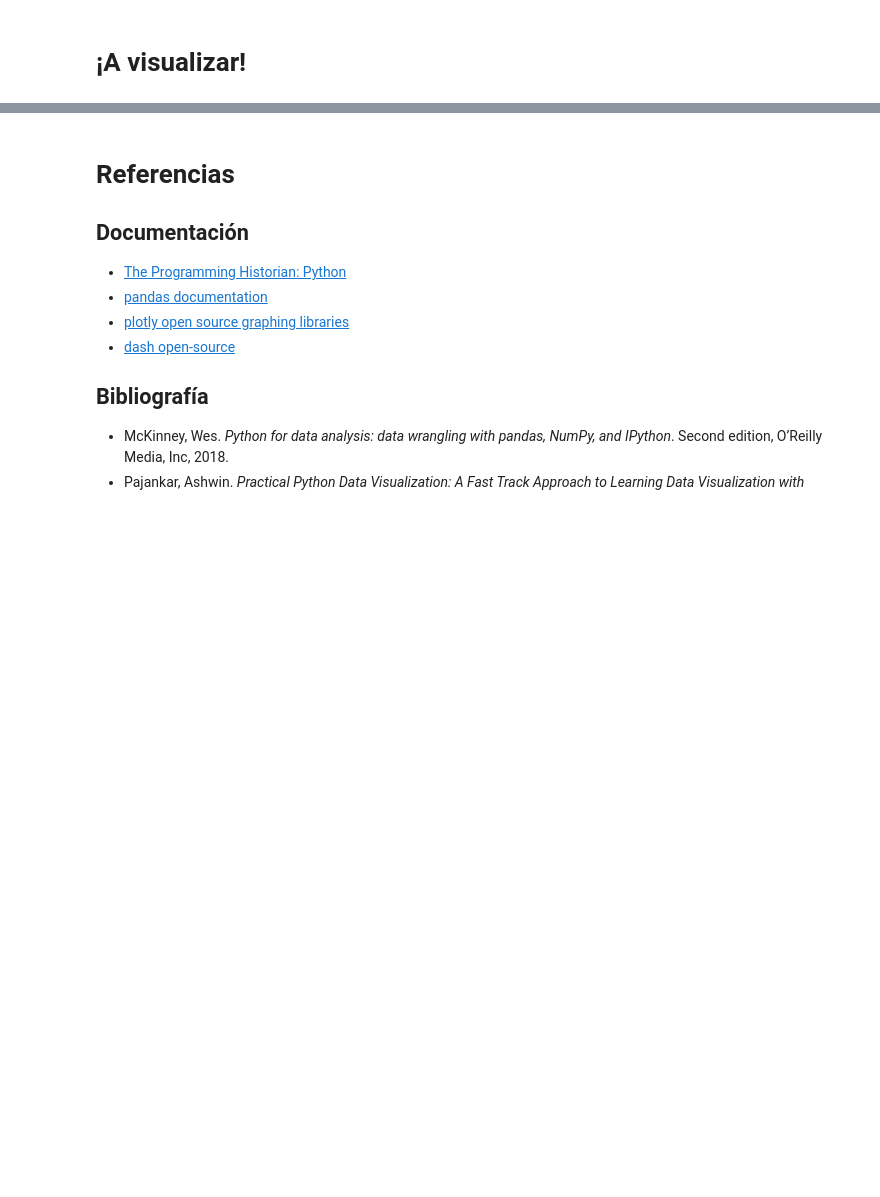
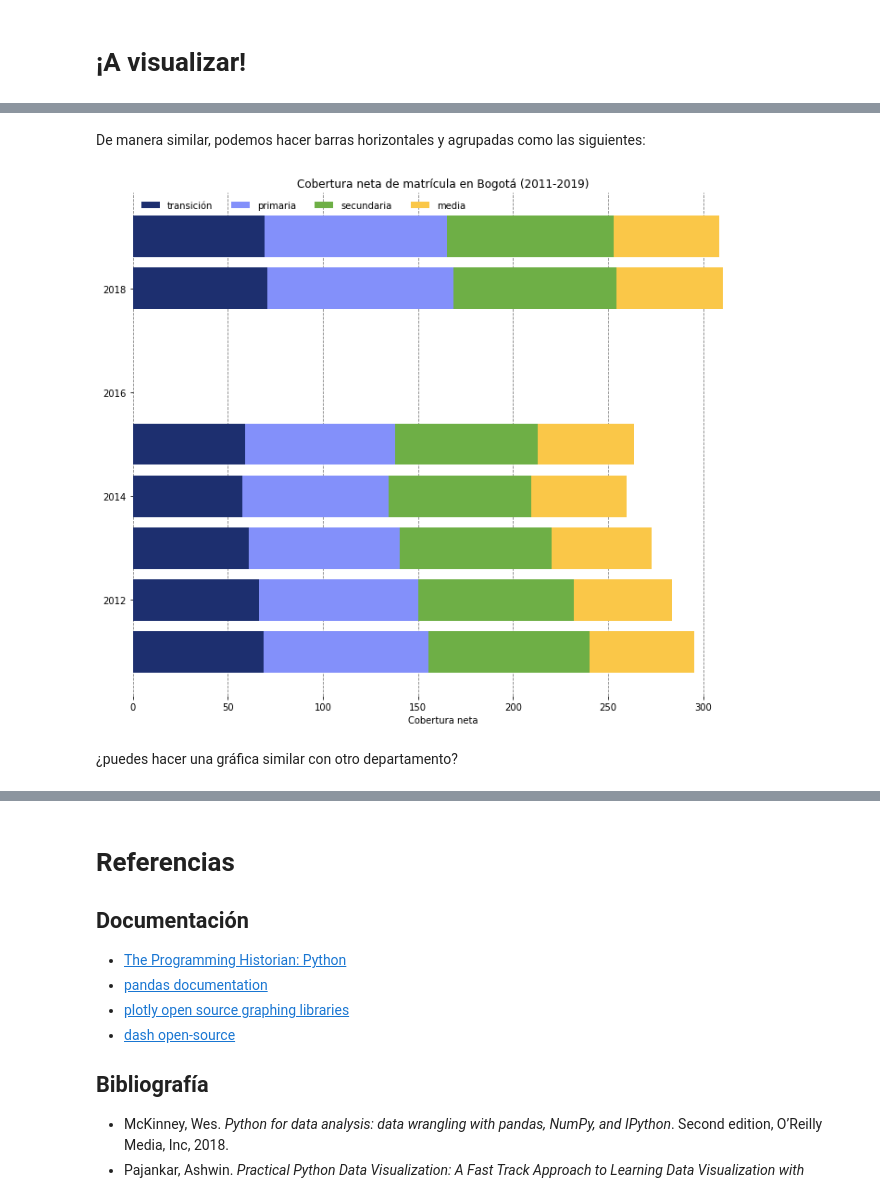
Before and after one commit to programminghistorian/opendataday-2021, a Jupyter notebook: python-pandas-dash/cuaderno.ipynb, the cells around one changed output, grey strips where cells are left out. Saved outputs shown, nothing was run; the diff lists cells and outputs as text; code cells hidden in the pictures; blank space fills up the shorter version.

```diff
--- a/python-pandas-dash/cuaderno.ipynb
+++ b/python-pandas-dash/cuaderno.ipynb
@@ -157,0 +476,36 @@ print(sex_loc[:10])
+# %% [markdown]
+De manera similar, podemos hacer barras horizontales y agrupadas como las siguientes:
+# %%
+campos = ['COBERTURA_NETA_TRANSICIÓN', 'COBERTURA_NETA_PRIMARIA', 'COBERTURA_NETA_SECUNDARIA', 'COBERTURA_NETA_MEDIA']
+colores = ['#1D2F6F', '#8390FA', '#6EAF46', '#FAC748']
+etiquetas = ['transición', 'primaria', 'secundaria', 'media']
+
+# Figura y ejes
+fig, ax = plt.subplots(1, figsize=(12, 10))
+
+# barras
+left = len(bogota_cobertura) * [0]
+for idx, name in enumerate(campos):
+    plt.barh(bogota_cobertura.index, bogota_cobertura[name], left = left, color=colores[idx])
+    left = left + bogota_cobertura[name]
+
+# título, leyenda y etiquetas
+plt.title('Cobertura neta de matrícula en Bogotá (2011-2019)')
+plt.legend(etiquetas, bbox_to_anchor=([0.55, 1, 0, 0]), ncol=4, frameon=False)
+plt.xlabel('Cobertura neta')
+
+# Remover los bordes
+ax.spines['right'].set_visible(False)
+ax.spines['left'].set_visible(False)
+ax.spines['top'].set_visible(False)
+ax.spines['bottom'].set_visible(False)
+
+# Ajustar los límites y escribir la cuadrícula
+ax.set_axisbelow(True)
+ax.xaxis.grid(color='gray', linestyle='dashed')
+
+plt.show()
+# %% [output]
+[figure, added]
+# %% [markdown]
+¿puedes hacer una gráfica similar con otro departamento?
```
Also changed, not shown: parts of 49 cells of this notebook.
